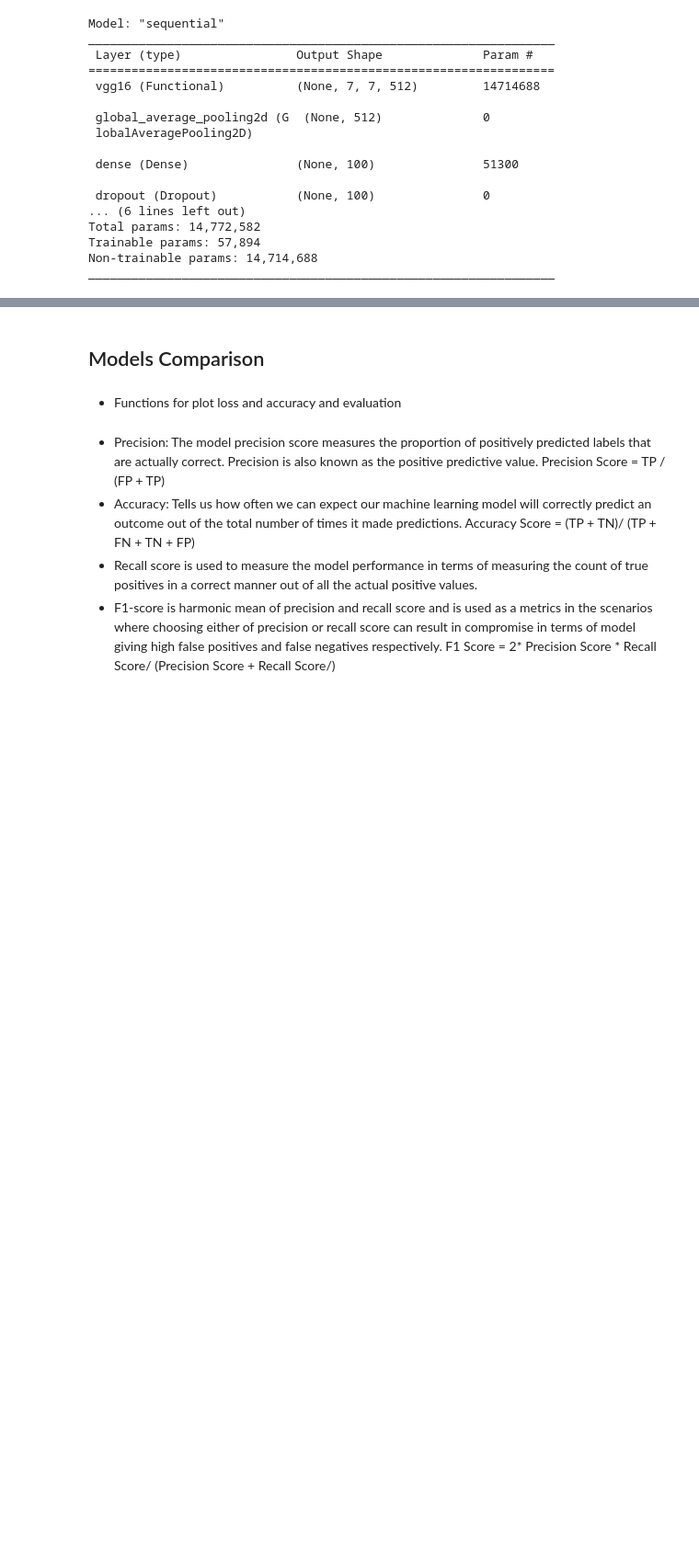
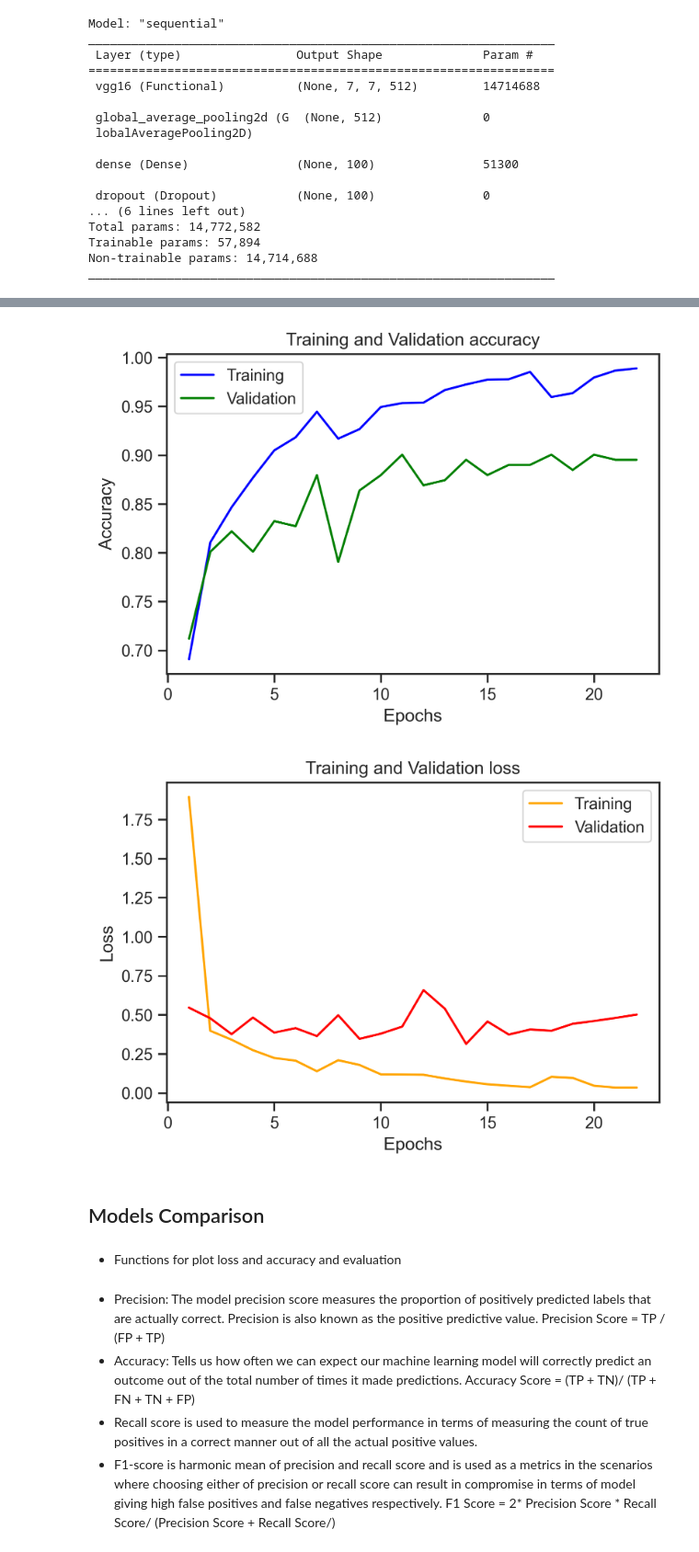
Before and after one commit to konstantinos-al/ml_project_quebec, a Jupyter notebook: Draft_report_v1.ipynb, the cells around one changed output, grey strips where cells are left out. Shown at 92% size. Drawn from its saved outputs; the diff is of its cells as text; code cells hidden in the pictures; blank space fills up the shorter version.

```diff
--- a/Draft_report_v1.ipynb
+++ b/Draft_report_v1.ipynb
@@ -791,3 +809,6 @@ Original shape of nd-array: (3044, 224, 224, 3)
+# %%
+# transform to appropriate MobileNet2 input
+data_mn2 = tf.keras.applications.mobilenet_v2.preprocess_input(full_imgs_array)
 # %%
 # split into train test sets
 X_train_mn, X_test_1_mn, y_train_mn, y_test_1_mn = train_test_split(data_mn2, full_imgs_labels,
@@ -848,0 +832,2 @@ mobile_net_2.compile(optimizer = tf.keras.optimizers.RMSprop(learning_rate = lea
+# %%
+mob_net2 = Model(inputs = mob_net.input, outputs = preds)
@@ -849,12 +887,12 @@ mobile_net_2.compile(optimizer = tf.keras.optimizers.RMSprop(learning_rate = lea
 # %%
-model_4 = mobile_net_2.fit(
-                    x = X_train,
-                    y = y_train,
+model_5 = mob_net2.fit(
+                    x = X_train_mn,
+                    y = y_train_mn,
                     epochs = num_Epochs,
                     steps_per_epoch = steps_per_Epoch,
+                    batch_size = batch_Size,
                     verbose = 1,
-                    #validation_data = valid_dt,
-                    validation_data = (X_val, y_val),
+                    validation_data = (X_val_mn, y_val_mn),
                     callbacks = [early_stopping, lrr]
                     )
 # %% [output]
@@ -866,3 +916,30 @@ Detected at node 'assert_greater_equal/Assert/AssertGuard/Assert' defined at (mo
+# %%
+loss = model_5.history['loss']
+val_loss = model_5.history['val_loss']
+acc = model_5.history['accuracy']
+val_acc = model_5.history['val_accuracy']
+epochs = range(1, len(loss) + 1)
+
+# plotting accuracy
+plt.plot(epochs, acc, color='blue', label='Training')
+plt.plot(epochs, val_acc, color='green', label='Validation')
+plt.title('Training and Validation accuracy')
+plt.xlabel('Epochs')
+plt.ylabel('Accuracy')
+plt.legend()
+plt.show()
+
+# plotting loss
+plt.plot(epochs, loss, color='orange', label='Training')
+plt.plot(epochs, val_loss, color='red', label='Validation')
+plt.title('Training and Validation loss')
+plt.xlabel('Epochs')
+plt.ylabel('Loss')
+plt.legend()
+plt.show()
+# %% [output]
+[figure, added]
+[figure, added]
 # %% [markdown]
 ## Models Comparison
 # %% [markdown]
```
Also changed, not shown: parts of 53 cells of this notebook.
